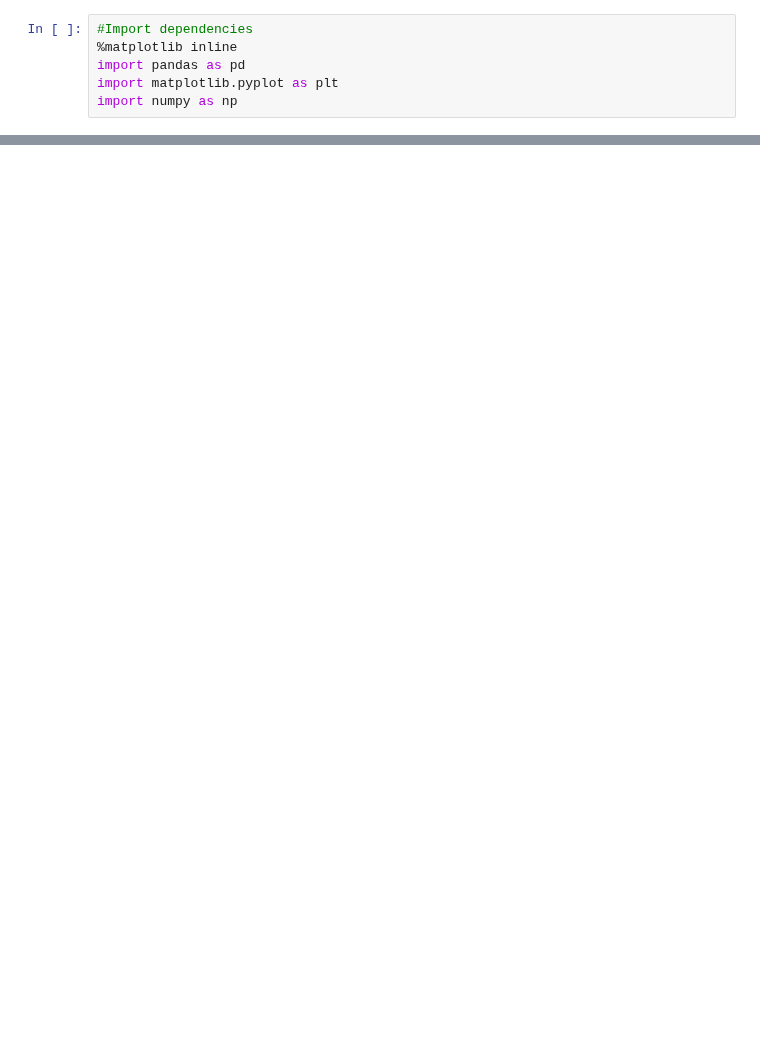
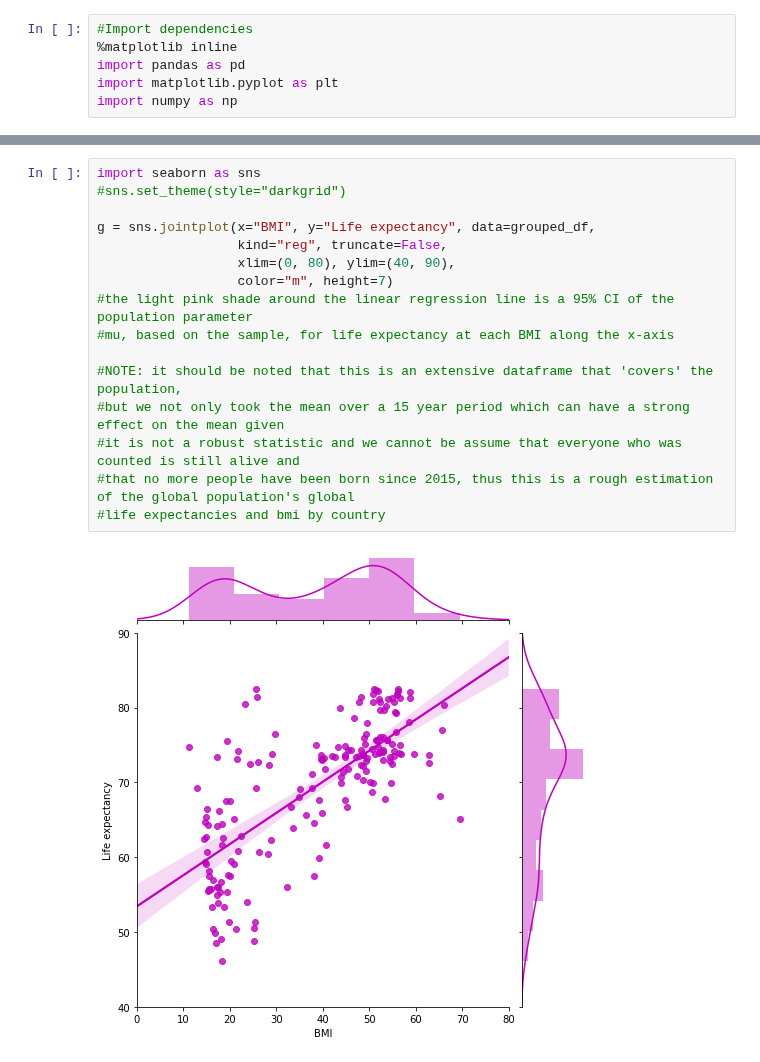
Before and after one commit to jaryan77/TeamTitans_Project_1, a Jupyter notebook: summer_life.ipynb, the cells around one changed output, grey strips where cells are left out. Saved outputs shown, nothing was run; the diff lists cells and outputs as text; blank space fills up the shorter version.

```diff
--- a/summer_life.ipynb
+++ b/summer_life.ipynb
@@ -78,0 +133,18 @@ plt.show()
+# %%
+import seaborn as sns
+#sns.set_theme(style="darkgrid")
+
+g = sns.jointplot(x="BMI", y="Life expectancy", data=grouped_df,
+                  kind="reg", truncate=False,
+                  xlim=(0, 80), ylim=(40, 90),
+                  color="m", height=7)
+#the light pink shade around the linear regression line is a 95% CI of the population parameter
+#mu, based on the sample, for life expectancy at each BMI along the x-axis
+
+#NOTE: it should be noted that this is an extensive dataframe that 'covers' the population,
+#but we not only took the mean over a 15 year period which can have a strong effect on the mean given
+#it is not a robust statistic and we cannot be assume that everyone who was counted is still alive and
+#that no more people have been born since 2015, thus this is a rough estimation of the global population's global
+#life expectancies and bmi by country
+# %% [output]
+[figure, added]
```
Also changed, not shown: parts of 14 cells of this notebook.
